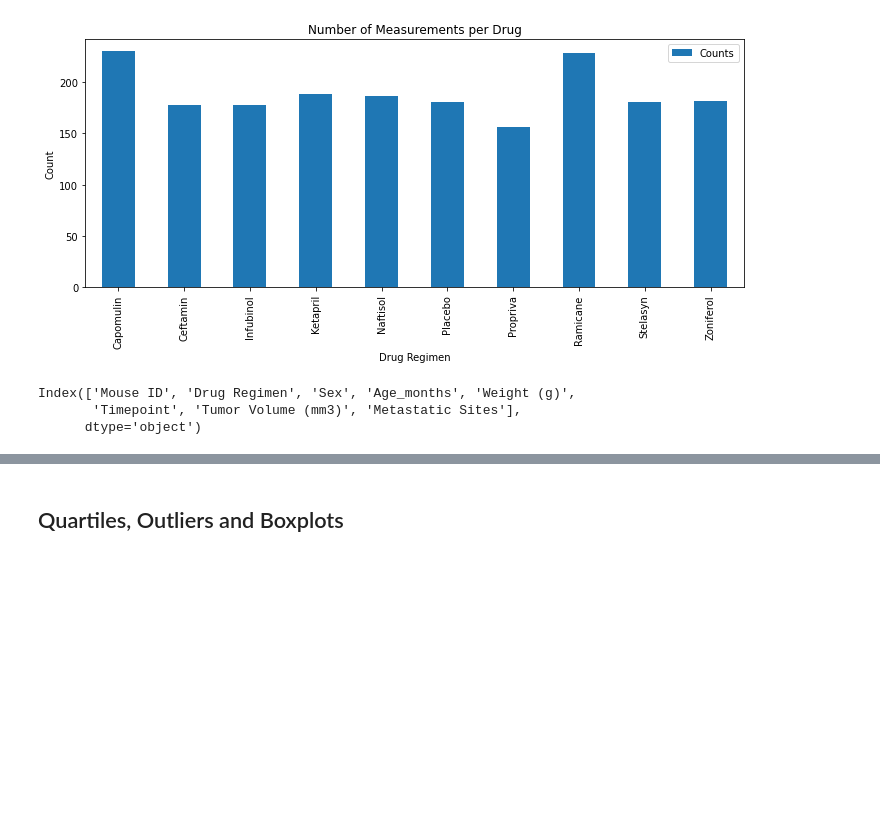
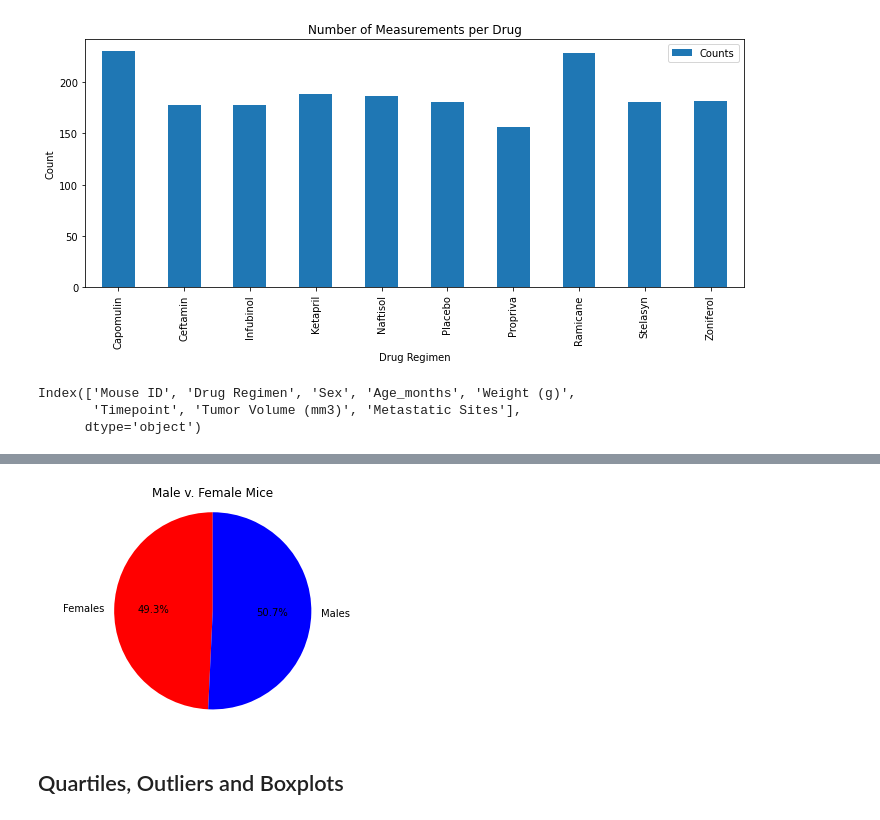
Before and after one commit to keikoyara/matplotlib-challenge, a Jupyter notebook: pymaceuticals_starter.ipynb, the cells around one changed output, grey strips where cells are left out. Drawn from its saved outputs; the diff is of its cells as text; code cells hidden in the pictures; blank space fills up the shorter version.

```diff
--- a/pymaceuticals_starter.ipynb
+++ b/pymaceuticals_starter.ipynb
@@ -212,5 +231,21 @@ plt.show()
 # %%
 # Generate a pie plot showing the distribution of female versus male mice using pyplot
+
+gender_count = (clean_data_df.groupby(["Sex"])["Age_months"].count()).tolist()
+
+labels = ["Females", "Males"]
+colors = ["red", "blue"]
+
+
+plt.pie(gender_count, labels=labels, colors=colors,
+        autopct="%1.1f%%", startangle=90)
+plt.axis("equal")
+
+plt.title("Male v. Female Mice")
+
+plt.show()
+# %% [output]
+[figure, added]
 # %% [markdown]
 ## Quartiles, Outliers and Boxplots
 # %%
```
Also changed, not shown: parts of 3 cells of this notebook.
